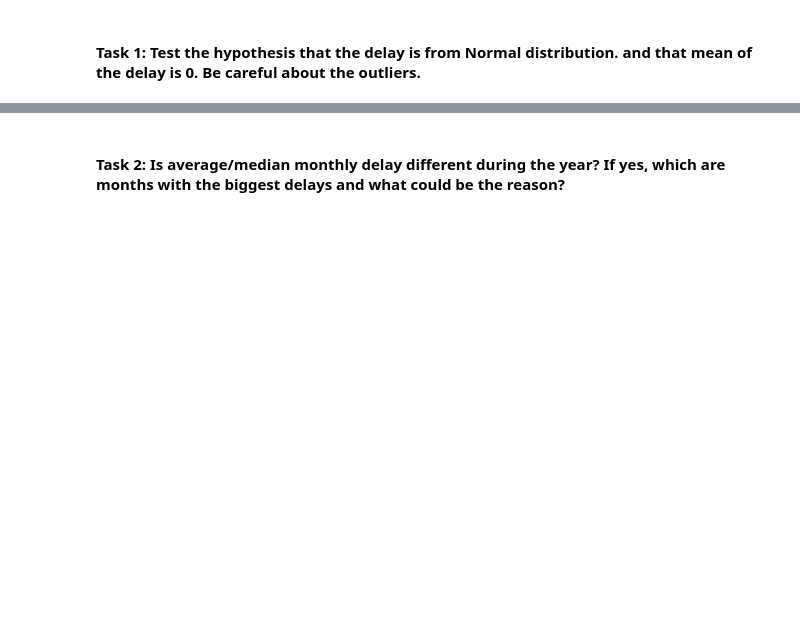
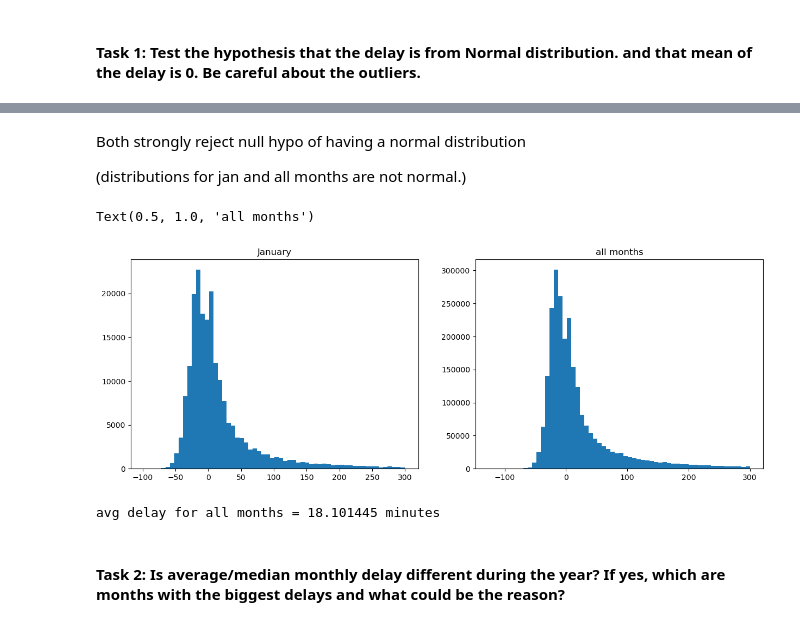
Before and after one commit to Malcolm-Q/Mid-Term, a Jupyter notebook: src/exploratory_analysis.ipynb, the cells around one changed output, grey strips where cells are left out. Saved outputs shown, nothing was run; the diff lists cells and outputs as text; code cells hidden in the pictures; blank space fills up the shorter version.

Commit message:
Updated data_preprocessing.py, Did some of the EDA tasks

```diff
--- a/src/exploratory_analysis.ipynb
+++ b/src/exploratory_analysis.ipynb
@@ -33,3 +20,9 @@ on time flights for month: 12
+# %%
+all_months = loader(joined=True)
+# a list of 12 dataframes (one for each month) containing one time and delayed flights.
+
+mega = loader(mega_df=True)
+# one dataframe containing all gathered and cleaned data.
 # %% [markdown]
 #### **Task 1**: Test the hypothesis that the delay is from Normal distribution. and that **mean** of the delay is 0. Be careful about the outliers.
 # %%
@@ -51,2 +46,20 @@ plt.show()
+# %% [markdown]
+Both strongly reject null hypo of having a normal distribution
+
+(distributions for jan and all months are not normal.)
+# %%
+fig,axs = plt.subplots(1,2,figsize=(15,5))
+axs[0].hist(all_months[0].iloc[:,12],bins=60)
+axs[0].set_title('January')
+
+axs[1].hist(mega.iloc[:,12],bins=60)
+axs[1].set_title('all months')
+# %% [output]
+Text(0.5, 1.0, 'all months')
+[figure, added]
+# %%
+print('avg delay for all months =',np.mean(mega.total_delay),'minutes')
+# %% [output]
+avg delay for all months = 18.101445 minutes
 # %% [markdown]
 #### **Task 2**: Is average/median monthly delay different during the year? If yes, which are months with the biggest delays and what could be the reason?
```
Also changed, not shown: parts of 22 cells of this notebook, 30 other files.
